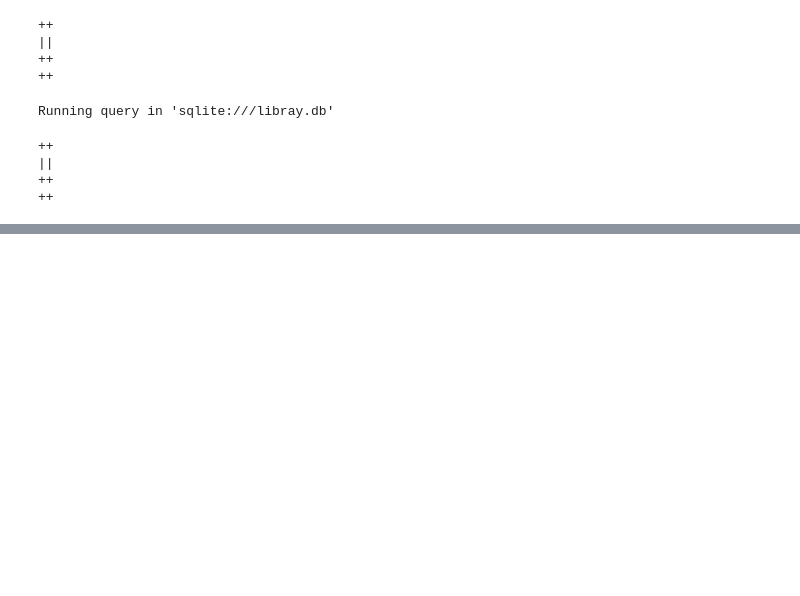
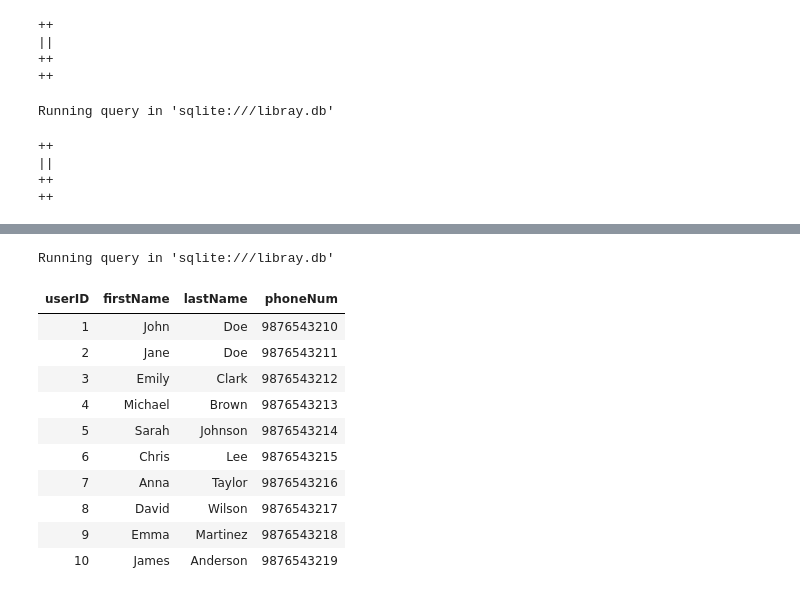
Before and after one commit to qmphi/library-database, a Jupyter notebook: MiniProjectSetup.ipynb, the cells around one changed output, grey strips where cells are left out. Saved outputs shown, nothing was run; the diff lists cells and outputs as text; code cells hidden in the pictures; blank space fills up the shorter version.

```diff
--- a/MiniProjectSetup.ipynb
+++ b/MiniProjectSetup.ipynb
@@ -343,0 +278,16 @@ REPLACE INTO events (eventID, eventName, eventType, description, audienceType, e
+# %%
+%%sql
+SELECT * FROM patron;
+# %% [output]
+Running query in 'sqlite:///libray.db'
+| userID | firstName | lastName | phoneNum |
+| 1 | John | Doe | 9876543210 |
+| 2 | Jane | Doe | 9876543211 |
+| 3 | Emily | Clark | 9876543212 |
+| 4 | Michael | Brown | 9876543213 |
+| 5 | Sarah | Johnson | 9876543214 |
+| 6 | Chris | Lee | 9876543215 |
+| 7 | Anna | Taylor | 9876543216 |
+| 8 | David | Wilson | 9876543217 |
+| 9 | Emma | Martinez | 9876543218 |
+| 10 | James | Anderson | 9876543219 |
```
Also changed, not shown: parts of 11 cells of this notebook, 1 other file.
